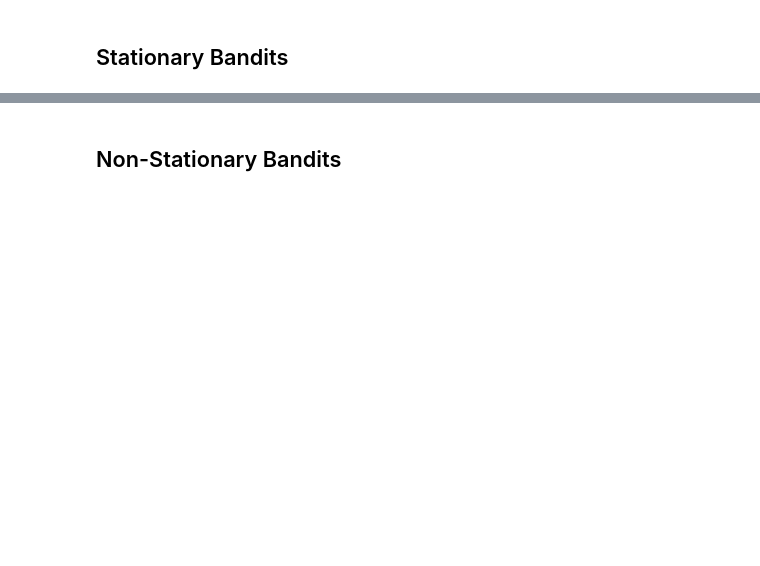
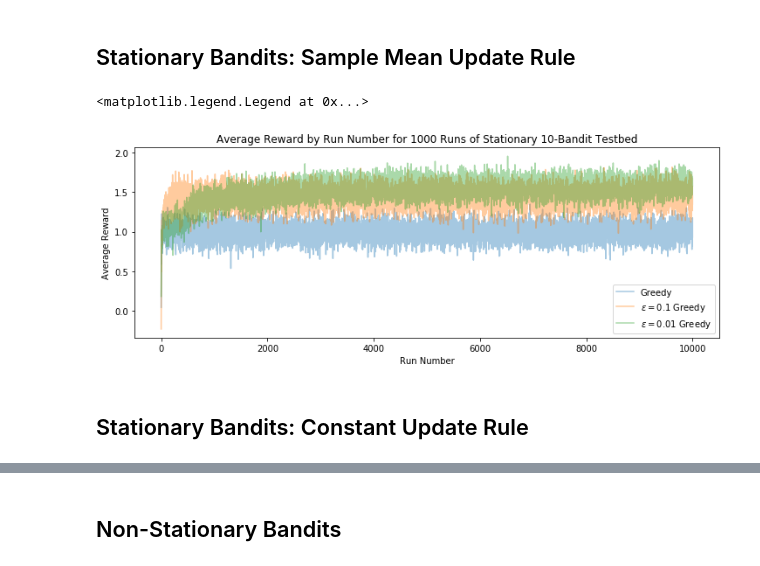
Before and after one commit to madrury/reinforcement-learning, a Jupyter notebook: multi-armed-bandits.ipynb, the cells around one changed output, grey strips where cells are left out. Cells and saved outputs as stored; diff of their text form; code cells hidden in the pictures; blank space fills up the shorter version.

```diff
--- a/multi-armed-bandits.ipynb
+++ b/multi-armed-bandits.ipynb
@@ -82,5 +101,30 @@ def bootstrap_bandits(n_bandits=10, n_times=10000, n_bootstraps=1000,
         reward_at_stages[i, :] = reward_at_stage
     return np.mean(reward_at_stages, axis=0)
+# %% [markdown]
+## Stationary Bandits: Sample Mean Update Rule
+# %%
+n_bootstraps = 100
+
+mean_rewards_greedy = bootstrap_bandits(n_bootstraps=n_bootstraps, epsilon=0.0)
+mean_rewards_e1 = bootstrap_bandits(n_bootstraps=n_bootstraps, epsilon=0.1)
+mean_rewards_e01 = bootstrap_bandits(n_bootstraps=n_bootstraps, epsilon=0.01)
+# %%
+fig, ax = plt.subplots(figsize=(12, 4))
+
+ax.plot(range(10000), mean_rewards_greedy, alpha=0.4,
+        label="Greedy")
+ax.plot(range(10000), mean_rewards_e1, alpha=0.4,
+        label="$\epsilon=0.1$ Greedy")
+ax.plot(range(10000), mean_rewards_e01, alpha=0.4,
+        label="$\epsilon=0.01$ Greedy")
+
+ax.set_xlabel("Run Number")
+ax.set_ylabel("Average Reward")
+ax.set_title("Average Reward by Run Number for 1000 Runs of Stationary 10-Bandit Testbed")
+plt.legend()
+# %% [output]
+<matplotlib.legend.Legend at 0x...>
+[figure, added]
 # %% [markdown]
-## Stationary Bandits
+## Stationary Bandits: Constant Update Rule
 # %%
```
Also changed, not shown: parts of 7 cells of this notebook.
